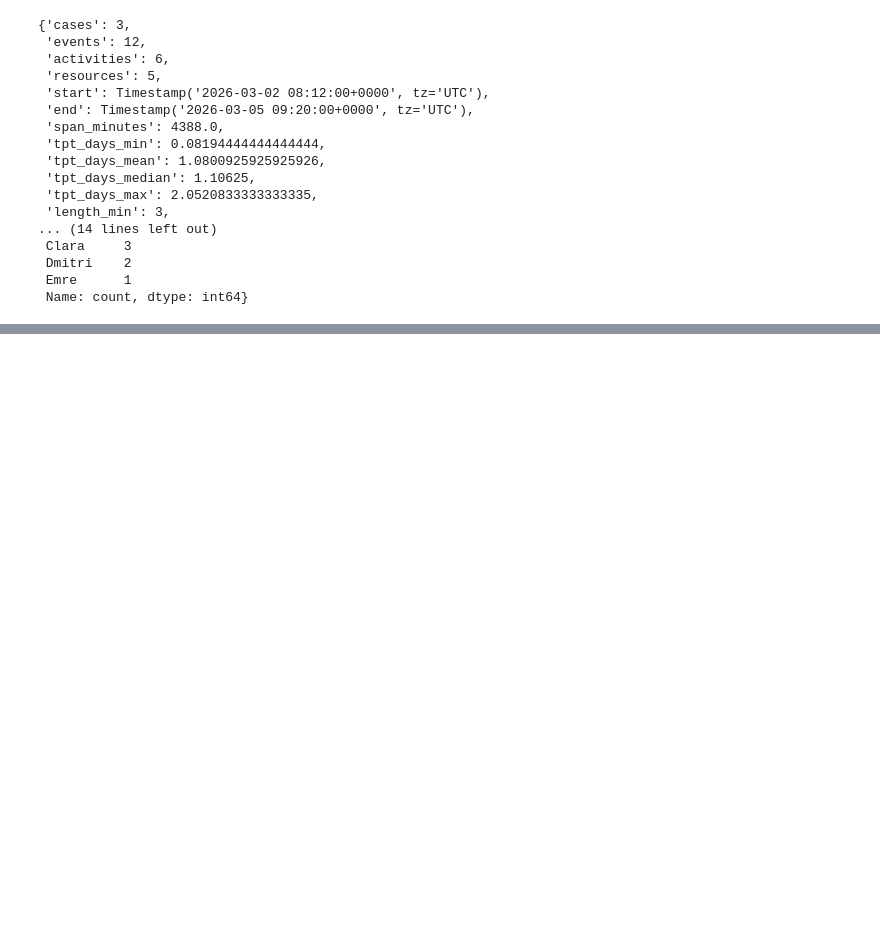
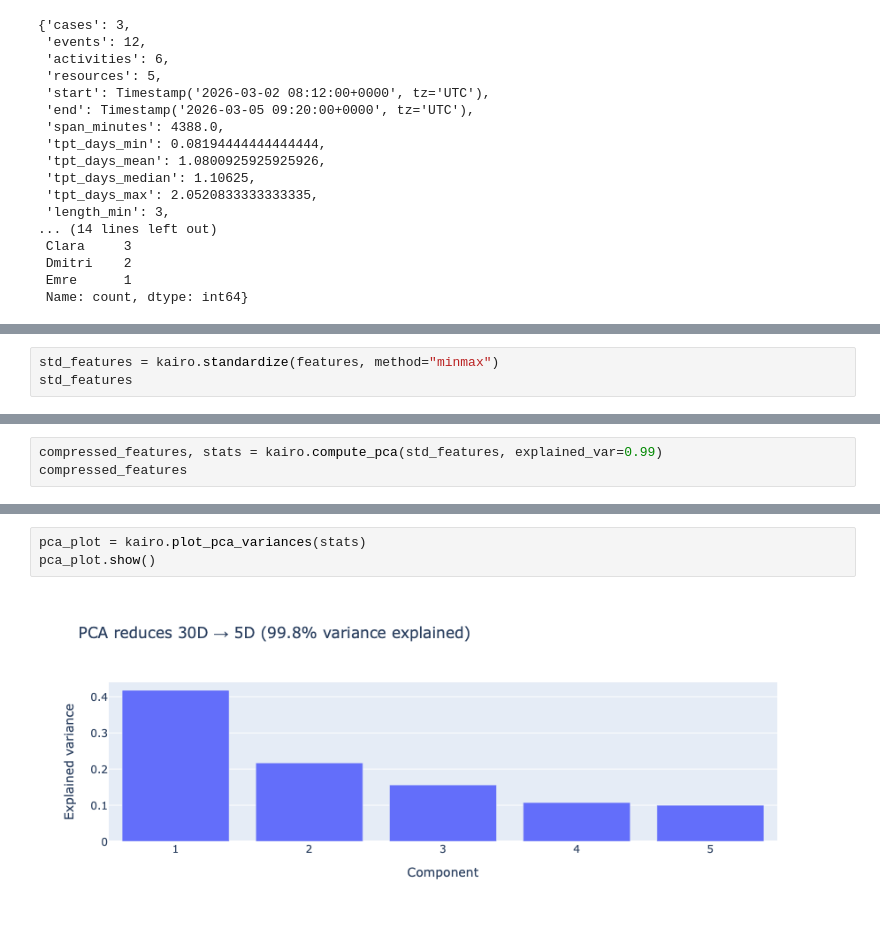
Before and after one commit to boraderen/thesis, a Jupyter notebook: notebooks/kairo-workspace/intra.ipynb, the cells around one changed output, grey strips where cells are left out. Cells and saved outputs as stored; diff of their text form; blank space fills up the shorter version.

Commit message:
pca, pca plots and som (re)implemented

```diff
--- a/notebooks/kairo-workspace/intra.ipynb
+++ b/notebooks/kairo-workspace/intra.ipynb
@@ -89,0 +90,3 @@ features
+# %%
+std_features = kairo.standardize(features, method="minmax")
+std_features
@@ -89,0 +108,3 @@ features
+# %%
+compressed_features, stats = kairo.compute_pca(std_features, explained_var=0.99)
+compressed_features
@@ -89,0 +125,5 @@ features
+# %%
+pca_plot = kairo.plot_pca_variances(stats)
+pca_plot.show()
+# %% [output]
+[figure, added]
```
Also changed, not shown: parts of 8 cells of this notebook, 13 other files.
